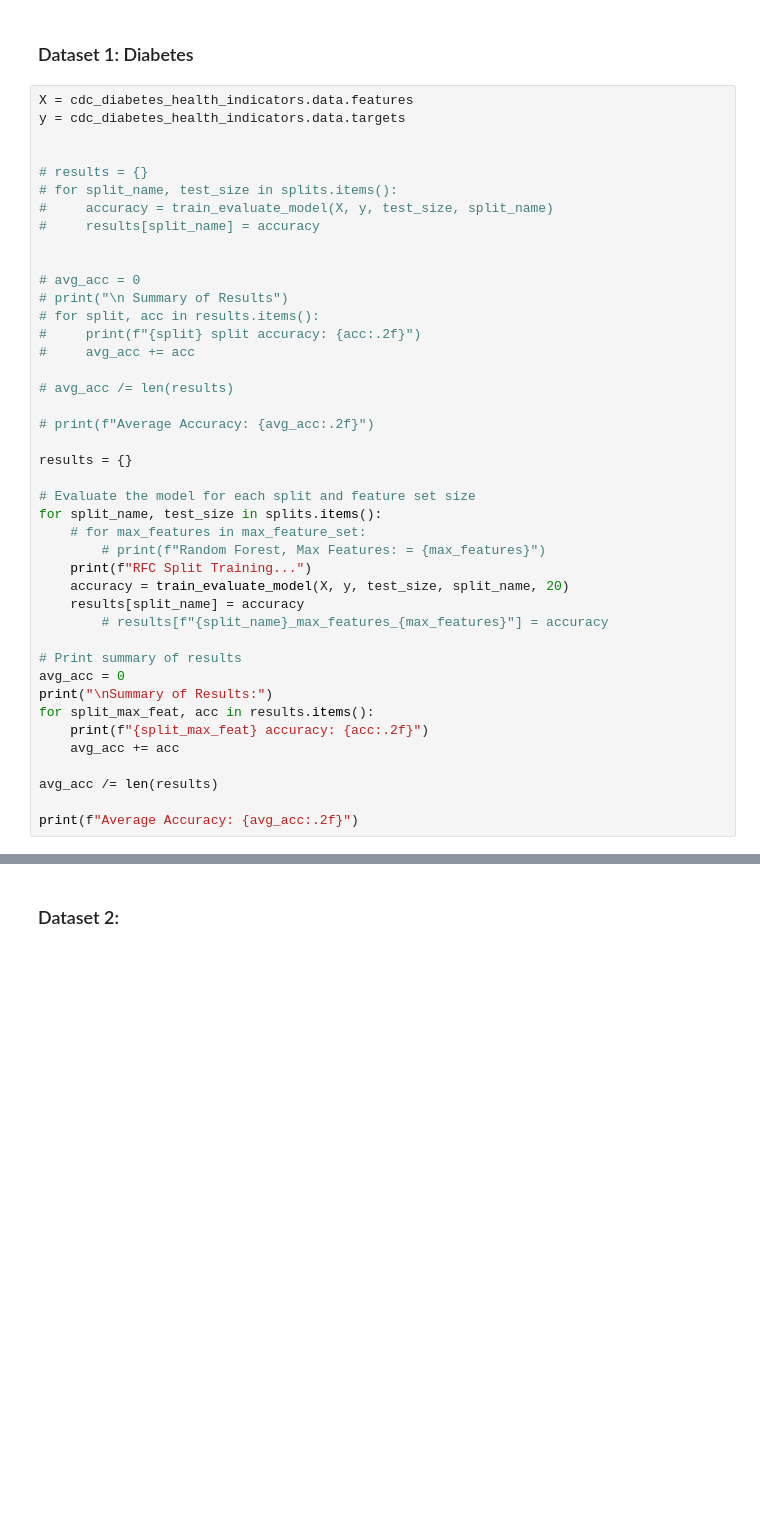
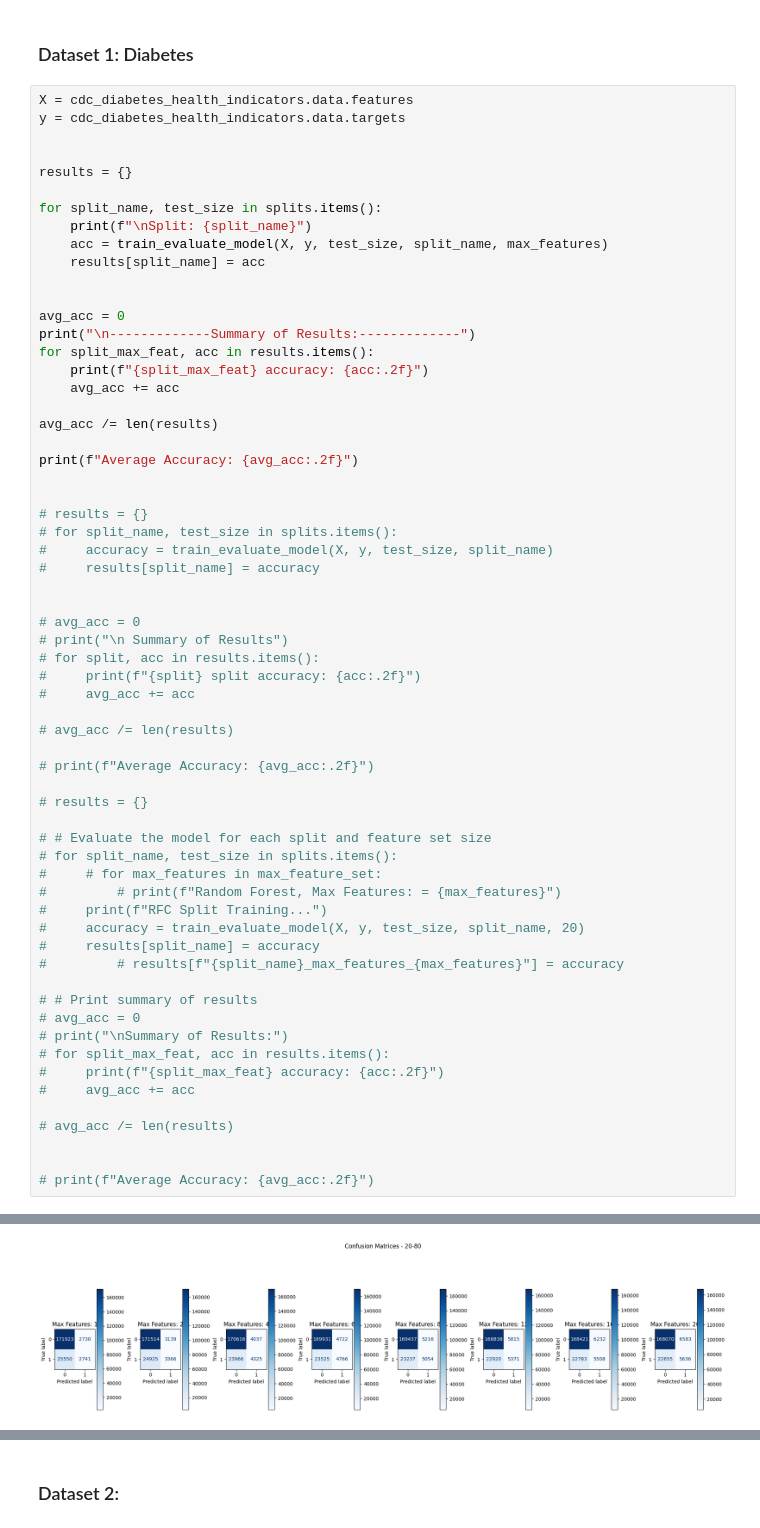
Before and after one commit to oodball/ML-implementation, a Jupyter notebook: random_forest.ipynb, the cells around one changed output, grey strips where cells are left out. Drawn from its saved outputs; the diff is of its cells as text; blank space fills up the shorter version.

Commit message:
kfold function, heatmaps, trials

```diff
--- a/random_forest.ipynb
+++ b/random_forest.ipynb
@@ -58,6 +130,25 @@ max_feature_set = [1, 2, 4, 6, 8, 12, 16, 20]
 # %%
 X = cdc_diabetes_health_indicators.data.features
 y = cdc_diabetes_health_indicators.data.targets
+
+
+results = {}
+
+for split_name, test_size in splits.items():
+    print(f"\nSplit: {split_name}")
+    acc = train_evaluate_model(X, y, test_size, split_name, max_features)
+    results[split_name] = acc
+
+
+avg_acc = 0
+print("\n-------------Summary of Results:-------------")
+for split_max_feat, acc in results.items():
+    print(f"{split_max_feat} accuracy: {acc:.2f}")
+    avg_acc += acc
+
+avg_acc /= len(results)
+
+print(f"Average Accuracy: {avg_acc:.2f}")
 
 
 # results = {}
@@ -76,25 +167,26 @@ y = cdc_diabetes_health_indicators.data.targets
 
 # print(f"Average Accuracy: {avg_acc:.2f}")
 
-results = {}
+# results = {}
 
-# Evaluate the model for each split and feature set size
-for split_name, test_size in splits.items():
-    # for max_features in max_feature_set:
-        # print(f"Random Forest, Max Features: = {max_features}")
-    print(f"RFC Split Training...")
-    accuracy = train_evaluate_model(X, y, test_size, split_name, 20)
-    results[split_name] = accuracy
-        # results[f"{split_name}_max_features_{max_features}"] = accuracy
+# # Evaluate the model for each split and feature set size
+# for split_name, test_size in splits.items():
+#     # for max_features in max_feature_set:
+#         # print(f"Random Forest, Max Features: = {max_features}")
+#     print(f"RFC Split Training...")
+#     accuracy = train_evaluate_model(X, y, test_size, split_name, 20)
+#     results[split_name] = accuracy
+#         # results[f"{split_name}_max_features_{max_features}"] = accuracy
 
-# Print summary of results
-avg_acc = 0
-print("\nSummary of Results:")
-for split_max_feat, acc in results.items():
-    print(f"{split_max_feat} accuracy: {acc:.2f}")
-    avg_acc += acc
+# # Print summary of results
+# avg_acc = 0
+# print("\nSummary of Results:")
+# for split_max_feat, acc in results.items():
+#     print(f"{split_max_feat} accuracy: {acc:.2f}")
+#     avg_acc += acc
 
-avg_acc /= len(results)
+# avg_acc /= len(results)
 
-print(f"Average Accuracy: {avg_acc:.2f}")
+
+# print(f"Average Accuracy: {avg_acc:.2f}")
 # %% [output]
@@ -114,0 +210 @@ weighted avg       0.82      0.86      0.83     76104
+[figure, new version]
```
Also changed, not shown: parts of 7 cells of this notebook, 5 other files.
